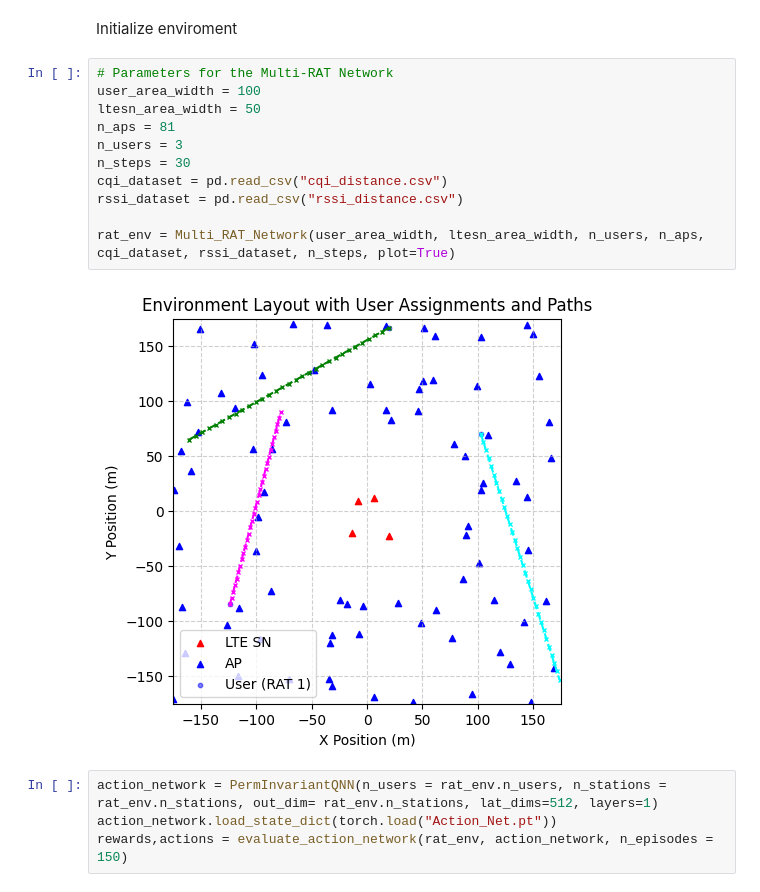
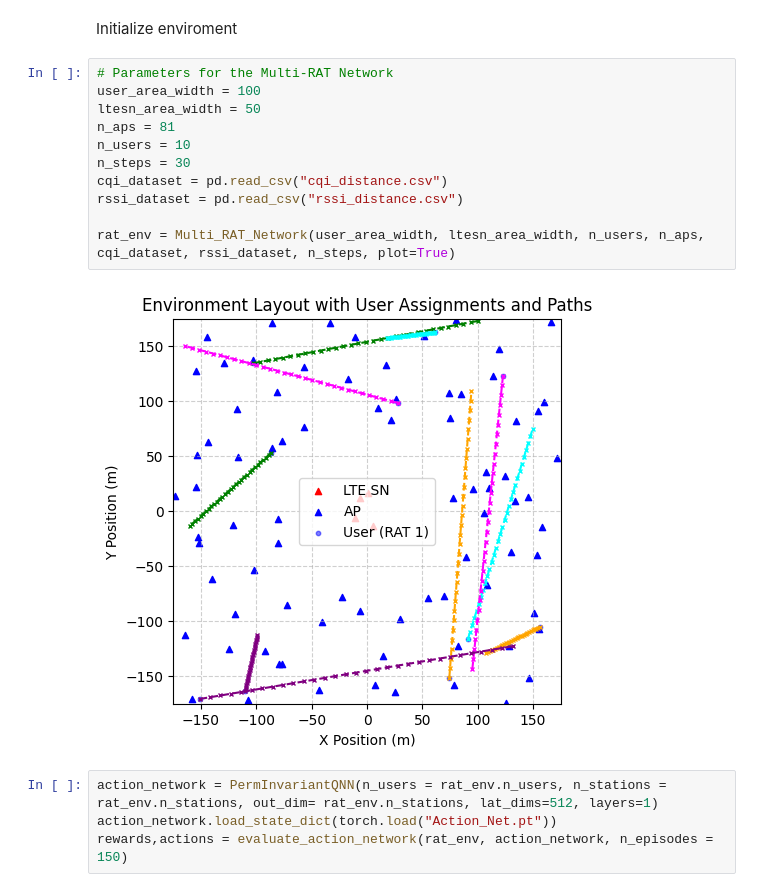
Before and after one commit to AlvaroSolana/DQN_RAT_Selection, a Jupyter notebook: test.ipynb, the cells around one changed output. Drawn from its saved outputs; the diff is of its cells as text.

```diff
--- a/test.ipynb
+++ b/test.ipynb
@@ -92,16 +92,16 @@ Initialize enviroment
 # %%
 # Parameters for the Multi-RAT Network
 user_area_width = 100
 ltesn_area_width = 50
 n_aps = 81
-n_users = 3
+n_users = 10
 n_steps = 30
 cqi_dataset = pd.read_csv("cqi_distance.csv")
 rssi_dataset = pd.read_csv("rssi_distance.csv")
 
 rat_env = Multi_RAT_Network(user_area_width, ltesn_area_width, n_users, n_aps, cqi_dataset, rssi_dataset, n_steps, plot=True)
 # %% [output]
-[figure, old version]
+[figure, new version]
 # %%
 action_network = PermInvariantQNN(n_users = rat_env.n_users, n_stations = rat_env.n_stations, out_dim= rat_env.n_stations, lat_dims=512, layers=1)
 action_network.load_state_dict(torch.load("Action_Net.pt"))
```
Also changed, not shown: parts of 6 cells of this notebook, 8 other files.
